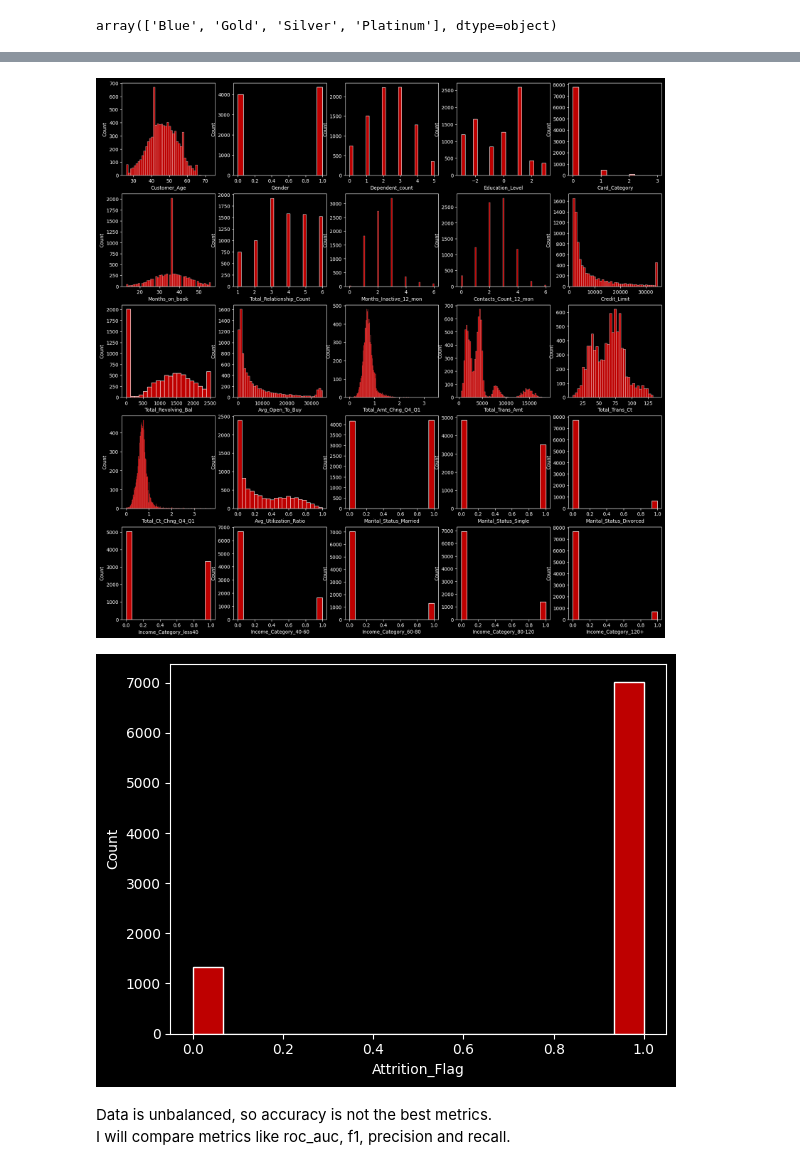
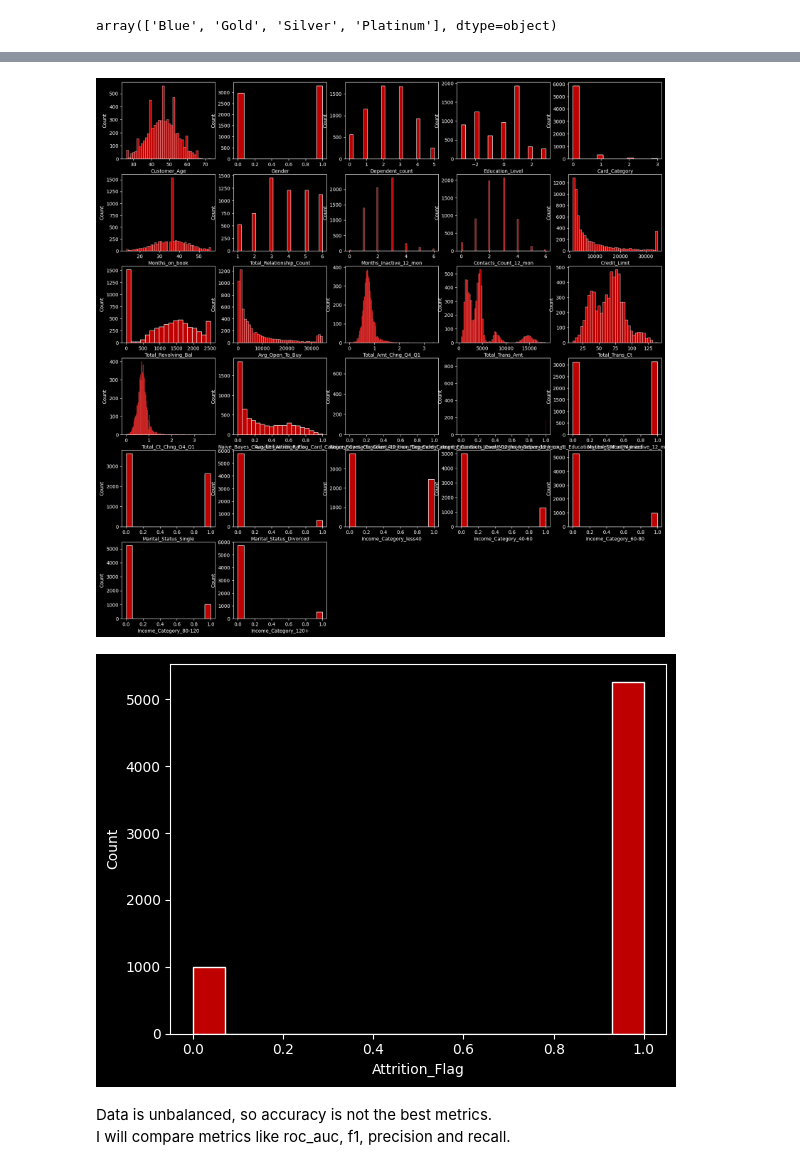
Before and after one commit to dxzielinski/Churn-Classification, a Jupyter notebook: Churn-Classification.ipynb, the cells around one changed output, grey strips where cells are left out. Cells and saved outputs as stored; diff of their text form; code cells hidden in the pictures.

```diff
--- a/Churn-Classification.ipynb
+++ b/Churn-Classification.ipynb
@@ -119,0 +115,15 @@ y = df['Attrition_Flag'].astype('int')
+# %%
+#defining variables
+
+X = df.drop(columns=['CLIENTNUM', 'Marital_Status', 'Income_Category', 'Attrition_Flag'])
+y = df['Attrition_Flag'].astype('int')
+# %%
+#splitting into train and test sets
+
+idx_train, idx_test = train_test_split(X.index, stratify=y, random_state=999)
+
+X_train, X_test = X.loc[idx_train], X.loc[idx_test]
+y_train, y_test = y[idx_train], y[idx_test]
+# %%
+selector = RFECV(estimator=RandomForestClassifier(max_depth=3, min_samples_split=5, min_samples_leaf=15, max_leaf_nodes=11), step=1, cv=RepeatedStratifiedKFold(n_repeats=1, n_splits=5), min_features_to_select=7)
+selector.fit(X_train, y_train)
@@ -119,0 +136,5 @@ y = df['Attrition_Flag'].astype('int')
+# %%
+k=0
+for i in X_train.columns:
+    print(i, ': ', selector.support_[k])
+    k += 1
@@ -120,18 +159,18 @@ y = df['Attrition_Flag'].astype('int')
 # %%
 plt.figure(figsize=(20,20))
 k=1
-for i in X.columns:
-    plt.subplot(5,5,k)
-    sns.histplot(df[i])
+for i in X_train.columns:
+    plt.subplot(6,5,k)
+    sns.histplot(X_train[i])
     k+=1
 plt.show()
 # %% [output]
-[figure, old version]
+[figure, new version]
 # %%
-sns.histplot(y)
+sns.histplot(y_train)
 plt.show()
 # %% [output]
-[figure, old version]
+[figure, new version]
 # %% [markdown]
 Data is unbalanced, so accuracy is not the best metrics. <br>
 I will compare metrics like roc_auc, f1, precision and recall.
```
Also changed, not shown: parts of 14 cells of this notebook.
